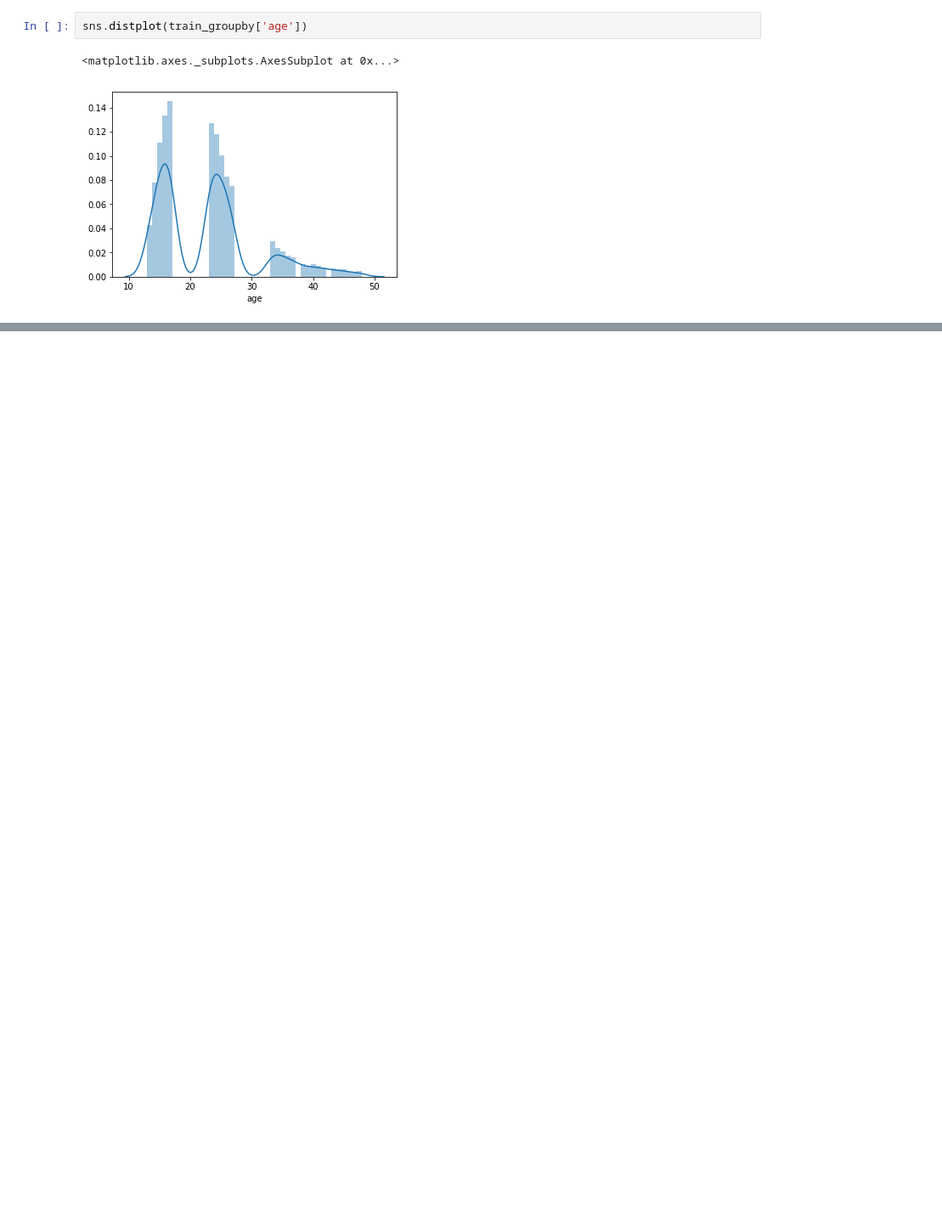
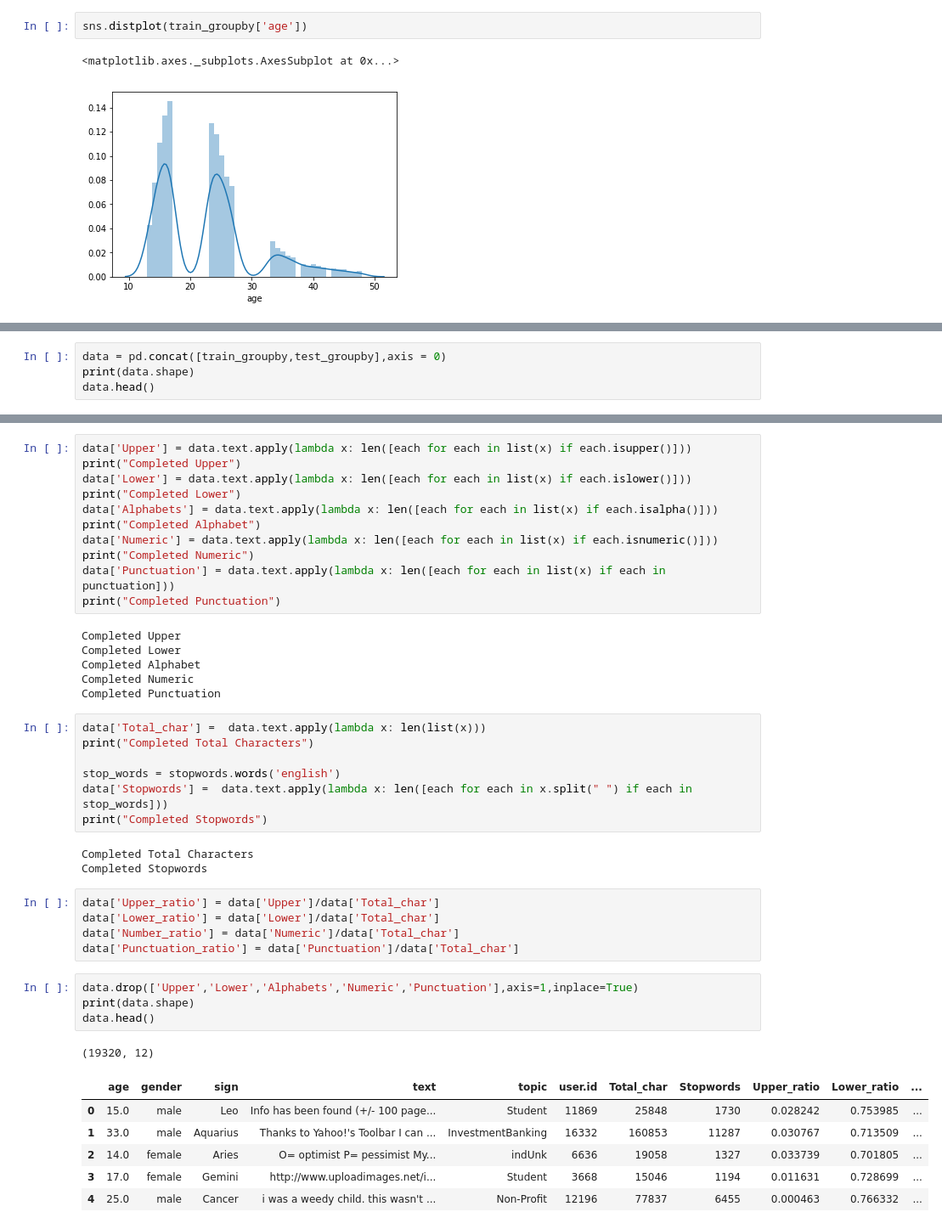
Before and after one commit to momorr317/Blogosphere_text_analytics, a Jupyter notebook: Jing/ntlk.ipynb, the cells around one changed output, grey strips where cells are left out. Shown at 85% size. Drawn from its saved outputs; the diff is of its cells as text; blank space fills up the shorter version.

```diff
--- a/Jing/ntlk.ipynb
+++ b/Jing/ntlk.ipynb
@@ -357,0 +78,4 @@ pred_df.to_csv('sub929.csv',index=False)
+# %%
+data = pd.concat([train_groupby,test_groupby],axis = 0)
+print(data.shape)
+data.head()
@@ -357,0 +90,44 @@ pred_df.to_csv('sub929.csv',index=False)
+# %%
+data['Upper'] = data.text.apply(lambda x: len([each for each in list(x) if each.isupper()]))
+print("Completed Upper")
+data['Lower'] = data.text.apply(lambda x: len([each for each in list(x) if each.islower()]))
+print("Completed Lower")
+data['Alphabets'] = data.text.apply(lambda x: len([each for each in list(x) if each.isalpha()]))
+print("Completed Alphabet")
+data['Numeric'] = data.text.apply(lambda x: len([each for each in list(x) if each.isnumeric()]))
+print("Completed Numeric")
+data['Punctuation'] = data.text.apply(lambda x: len([each for each in list(x) if each in punctuation]))
+print("Completed Punctuation")
+# %% [output]
+Completed Upper
+Completed Lower
+Completed Alphabet
+Completed Numeric
+Completed Punctuation
+# %%
+data['Total_char'] =  data.text.apply(lambda x: len(list(x)))
+print("Completed Total Characters")
+
+stop_words = stopwords.words('english')
+data['Stopwords'] =  data.text.apply(lambda x: len([each for each in x.split(" ") if each in stop_words]))
+print("Completed Stopwords")
+# %% [output]
+Completed Total Characters
+Completed Stopwords
+# %%
+data['Upper_ratio'] = data['Upper']/data['Total_char']
+data['Lower_ratio'] = data['Lower']/data['Total_char']
+data['Number_ratio'] = data['Numeric']/data['Total_char']
+data['Punctuation_ratio'] = data['Punctuation']/data['Total_char']
+# %%
+data.drop(['Upper','Lower','Alphabets','Numeric','Punctuation'],axis=1,inplace=True)
+print(data.shape)
+data.head()
+# %% [output]
+(19320, 12)
+|  | age | gender | sign | text | topic | user.id | Total_char | Stopwords | Upper_ratio | Lower_ratio | ... |
+| 0 | 15.0 | male | Leo | Info has been found (+/- 100 page... | Student | 11869 | 25848 | 1730 | 0.028242 | 0.753985 | ... |
+| 1 | 33.0 | male | Aquarius | Thanks to Yahoo!'s Toolbar I can ... | InvestmentBanking | 16332 | 160853 | 11287 | 0.030767 | 0.713509 | ... |
+| 2 | 14.0 | female | Aries | O= optimist P= pessimist My... | indUnk | 6636 | 19058 | 1327 | 0.033739 | 0.701805 | ... |
+| 3 | 17.0 | female | Gemini | http://www.uploadimages.net/i... | Student | 3668 | 15046 | 1194 | 0.011631 | 0.728699 | ... |
+| 4 | 25.0 | male | Cancer | i was a weedy child. this wasn't ... | Non-Profit | 12196 | 77837 | 6455 | 0.000463 | 0.766332 | ... |
```
Also changed, not shown: parts of 76 cells of this notebook, 1 other file.
